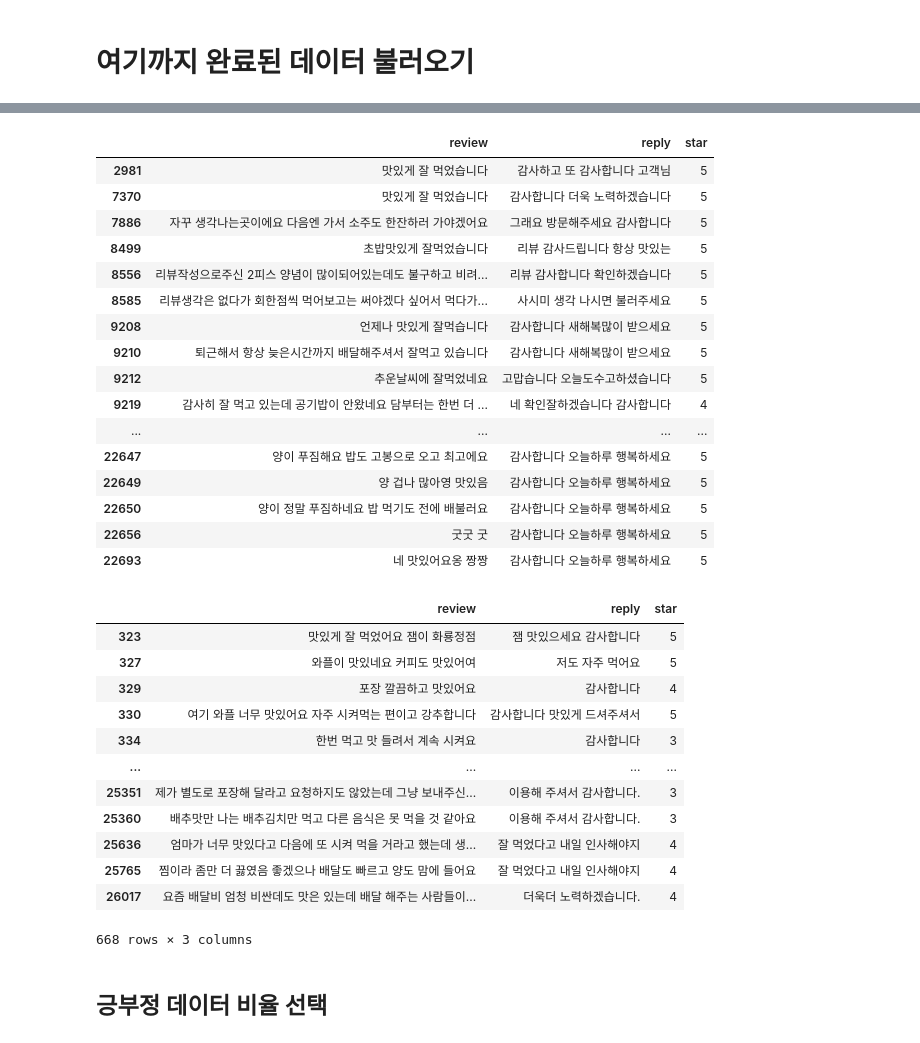
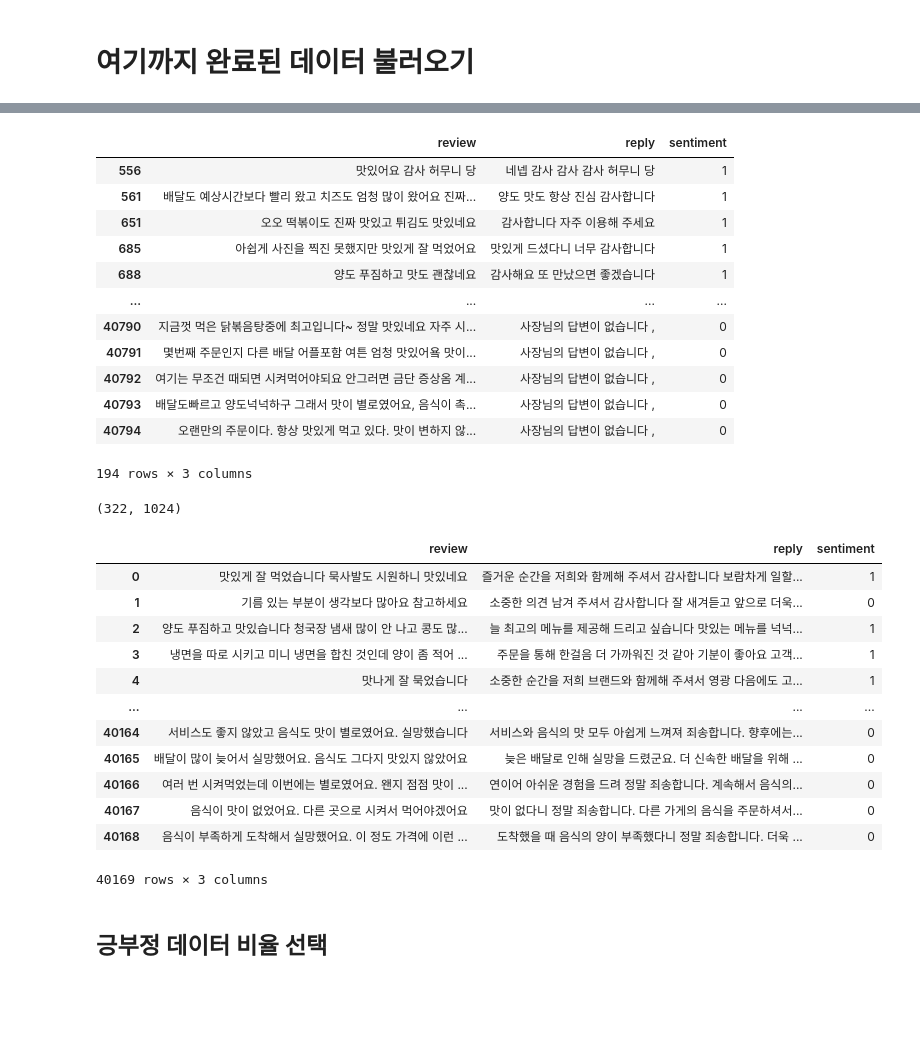
Before and after one commit to swoo-nam/BootCamp_project_final, a Jupyter notebook: 남상우_GRU기반_생성AI_모델링_ver4.ipynb, the cells around one changed output, grey strips where cells are left out. Cells and saved outputs as stored; diff of their text form; code cells hidden in the pictures; blank space fills up the shorter version.

```diff
--- a/남상우_GRU기반_생성AI_모델링_ver4.ipynb
+++ b/남상우_GRU기반_생성AI_모델링_ver4.ipynb
@@ -142,5 +181,6 @@ train
 # %% [markdown]
 # 여기까지 완료된 데이터 불러오기
 # %%
-# train = pd.read_csv(f"{DATA_PATH}yogiyo_reviews_0905_clean_remove_over.csv")
+train = pd.read_csv(f"{DATA_PATH}yogiyo_reviews_0908_clean_remove_posneg_correct_gpt.csv")
+train.head(3)
 # %% [output]
@@ -189,6 +204,6 @@ print(train[train['reply'].str.contains("뜸들이다는 북서울꿈의숲")].i
 # %%
-remove_keywords = ['뜸들이다는 북서울꿈의숲']
-for keyword in remove_keywords:
-    train['reply'] = train['reply'].str.replace(keyword, '')
+# remove_keywords = ['뜸들이다는 북서울꿈의숲']
+# for keyword in remove_keywords:
+#     train['reply'] = train['reply'].str.replace(keyword, '')
 
-train['reply'][6822]
+# train['reply'][6822]
@@ -204,36 +239,37 @@ len(train['review'][3]) , len(train['reply'][642])
 # %%
-train[(train['reply'].str.len() > 15) & (train['reply'].str.len() <= 16)] # 길이가 n자 미만
+train[(train['reply'].str.len() > 15) & (train['reply'].str.len() <= 17)] # 답변
 # %% [output]
-|  | review | reply | star |
-| 2981 | 맛있게 잘 먹었습니다 | 감사하고 또 감사합니다 고객님 | 5 |
-| 7370 | 맛있게 잘 먹었습니다 | 감사합니다 더욱 노력하겠습니다 | 5 |
-| 7886 | 자꾸 생각나는곳이에요 다음엔 가서 소주도 한잔하러 가야겠어요 | 그래요 방문해주세요 감사합니다 | 5 |
-| 8499 | 초밥맛있게 잘먹었습니다 | 리뷰 감사드립니다 항상 맛있는 | 5 |
-| 8556 | 리뷰작성으로주신 2피스 양념이 많이되어있는데도 불구하고 비려... | 리뷰 감사합니다 확인하겠습니다 | 5 |
-| 8585 | 리뷰생각은 없다가 회한점씩 먹어보고는 써야겠다 싶어서 먹다가... | 사시미 생각 나시면 불러주세요 | 5 |
-| 9208 | 언제나 맛있게 잘먹습니다 | 감사합니다 새해복많이 받으세요 | 5 |
-| 9210 | 퇴근해서 항상 늦은시간까지 배달해주셔서 잘먹고 있습니다 | 감사합니다 새해복많이 받으세요 | 5 |
-| 9212 | 추운날씨에 잘먹었네요 | 고맙습니다 오늘도수고하셨습니다 | 5 |
-| 9219 | 감사히 잘 먹고 있는데 공기밥이 안왔네요 담부터는 한번 더 ... | 네 확인잘하겠습니다 감사합니다 | 4 |
+|  | review | reply | sentiment |
+| 556 | 맛있어요 감사 허무니 당 | 네넵 감사 감사 감사 허무니 당 | 1 |
+| 561 | 배달도 예상시간보다 빨리 왔고 치즈도 엄청 많이 왔어요 진짜... | 양도 맛도 항상 진심 감사합니다 | 1 |
+| 651 | 오오 떡볶이도 진짜 맛있고 튀김도 맛있네요 | 감사합니다 자주 이용해 주세요 | 1 |
+| 685 | 아쉽게 사진을 찍진 못했지만 맛있게 잘 먹었어요 | 맛있게 드셨다니 너무 감사합니다 | 1 |
+| 688 | 양도 푸짐하고 맛도 괜찮네요 | 감사해요 또 만났으면 좋겠습니다 | 1 |
 | ... | ... | ... | ... |
-| 22647 | 양이 푸짐해요 밥도 고봉으로 오고 최고에요 | 감사합니다 오늘하루 행복하세요 | 5 |
-| 22649 | 양 겁나 많아영 맛있음 | 감사합니다 오늘하루 행복하세요 | 5 |
-| 22650 | 양이 정말 푸짐하네요 밥 먹기도 전에 배불러요 | 감사합니다 오늘하루 행복하세요 | 5 |
-| 22656 | 굿굿 굿 | 감사합니다 오늘하루 행복하세요 | 5 |
-| 22693 | 네 맛있어요옹 짱짱 | 감사합니다 오늘하루 행복하세요 | 5 |
+| 40790 | 지금껏 먹은 닭볶음탕중에 최고입니다~ 정말 맛있네요 자주 시... | 사장님의 답변이 없습니다 , | 0 |
+| 40791 | 몇번째 주문인지 다른 배달 어플포함 여튼 엄청 맛있어욬 맛이... | 사장님의 답변이 없습니다 , | 0 |
+| 40792 | 여기는 무조건 때되면 시켜먹어야되요 안그러면 금단 증상옴 계... | 사장님의 답변이 없습니다 , | 0 |
+| 40793 | 배달도빠르고 양도넉넉하구 그래서 맛이 별로였어요, 음식이 촉... | 사장님의 답변이 없습니다 , | 0 |
+| 40794 | 오랜만의 주문이다. 항상 맛있게 먹고 있다. 맛이 변하지 않... | 사장님의 답변이 없습니다 , | 0 |
+194 rows × 3 columns
+# %%
+len(train[train['review'].str.len() <= 3]) , len(train[train['reply'].str.len() <= 17])
+# %% [output]
+(322, 1024)
 # %%
-train[train['reply'].str.len() <= 16]
+train = train[(train['review'].str.len() > 3) & (train['reply'].str.len() > 17)].reset_index(drop=True)
+train
 # %% [output]
-|  | review | reply | star |
-| 323 | 맛있게 잘 먹었어요 잼이 화룡정점 | 잼 맛있으세요 감사합니다 | 5 |
-| 327 | 와플이 맛있네요 커피도 맛있어여 | 저도 자주 먹어요 | 5 |
-| 329 | 포장 깔끔하고 맛있어요 | 감사합니다 | 4 |
-| 330 | 여기 와플 너무 맛있어요 자주 시켜먹는 편이고 강추합니다 | 감사합니다 맛있게 드셔주셔서 | 5 |
-| 334 | 한번 먹고 맛 들려서 계속 시켜요 | 감사합니다 | 3 |
+|  | review | reply | sentiment |
+| 0 | 맛있게 잘 먹었습니다 묵사발도 시원하니 맛있네요 | 즐거운 순간을 저희와 함께해 주셔서 감사합니다 보람차게 일할... | 1 |
+| 1 | 기름 있는 부분이 생각보다 많아요 참고하세요 | 소중한 의견 남겨 주셔서 감사합니다 잘 새겨듣고 앞으로 더욱... | 0 |
+| 2 | 양도 푸짐하고 맛있습니다 청국장 냄새 많이 안 나고 콩도 많... | 늘 최고의 메뉴를 제공해 드리고 싶습니다 맛있는 메뉴를 넉넉... | 1 |
+| 3 | 냉면을 따로 시키고 미니 냉면을 합친 것인데 양이 좀 적어 ... | 주문을 통해 한걸음 더 가까워진 것 같아 기분이 좋아요 고객... | 1 |
+| 4 | 맛나게 잘 묵었습니다 | 소중한 순간을 저희 브랜드와 함께해 주셔서 영광 다음에도 고... | 1 |
 | ... | ... | ... | ... |
-| 25351 | 제가 별도로 포장해 달라고 요청하지도 않았는데 그냥 보내주신... | 이용해 주셔서 감사합니다. | 3 |
-| 25360 | 배추맛만 나는 배추김치만 먹고 다른 음식은 못 먹을 것 같아요 | 이용해 주셔서 감사합니다. | 3 |
-| 25636 | 엄마가 너무 맛있다고 다음에 또 시켜 먹을 거라고 했는데 생... | 잘 먹었다고 내일 인사해야지 | 4 |
-| 25765 | 찜이라 좀만 더 끓였음 좋겠으나 배달도 빠르고 양도 맘에 들어요 | 잘 먹었다고 내일 인사해야지 | 4 |
-| 26017 | 요즘 배달비 엄청 비싼데도 맛은 있는데 배달 해주는 사람들이... | 더욱더 노력하겠습니다. | 4 |
+| 40164 | 서비스도 좋지 않았고 음식도 맛이 별로였어요. 실망했습니다 | 서비스와 음식의 맛 모두 아쉽게 느껴져 죄송합니다. 향후에는... | 0 |
+| 40165 | 배달이 많이 늦어서 실망했어요. 음식도 그다지 맛있지 않았어요 | 늦은 배달로 인해 실망을 드렸군요. 더 신속한 배달을 위해 ... | 0 |
+| 40166 | 여러 번 시켜먹었는데 이번에는 별로였어요. 왠지 점점 맛이 ... | 연이어 아쉬운 경험을 드려 정말 죄송합니다. 계속해서 음식의... | 0 |
+| 40167 | 음식이 맛이 없었어요. 다른 곳으로 시켜서 먹어야겠어요 | 맛이 없다니 정말 죄송합니다. 다른 가게의 음식을 주문하셔서... | 0 |
+| 40168 | 음식이 부족하게 도착해서 실망했어요. 이 정도 가격에 이런 ... | 도착했을 때 음식의 양이 부족했다니 정말 죄송합니다. 더욱 ... | 0 |
-668 rows × 3 columns
+40169 rows × 3 columns
```
Also changed, not shown: parts of 46 cells of this notebook.
